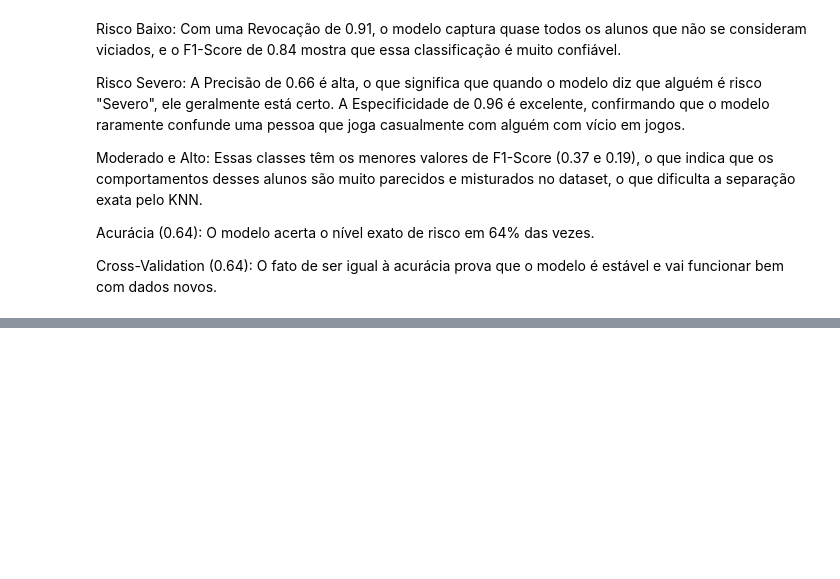
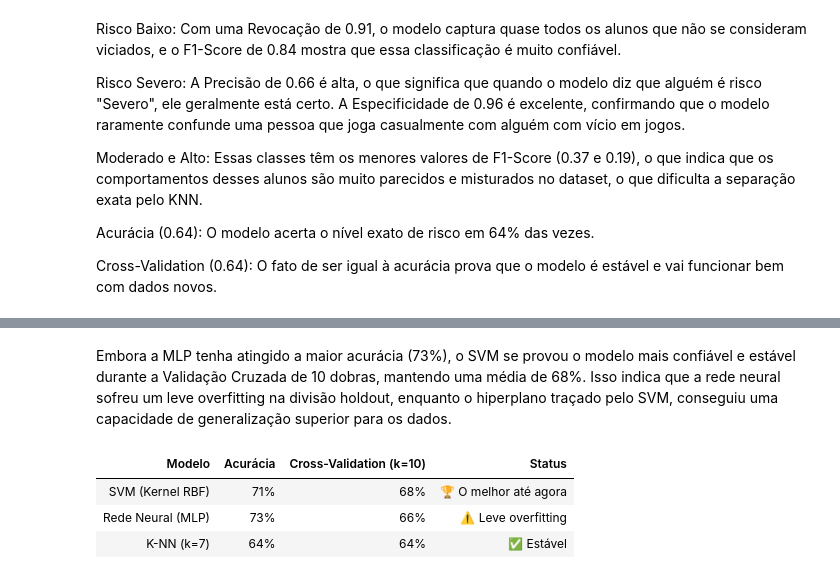
Before and after one commit to LauraRii/projeto-final-cdd-2026-, a Jupyter notebook: projetofinalcdd.ipynb, the cells around one changed output, grey strips where cells are left out. Saved outputs shown, nothing was run; the diff lists cells and outputs as text; code cells hidden in the pictures; blank space fills up the shorter version.

```diff
--- a/projetofinalcdd.ipynb
+++ b/projetofinalcdd.ipynb
@@ -1014,3 +1191,30 @@ Cross-Validation (0.64): O fato de ser igual à acurácia prova que o modelo é
+# %% [markdown]
+Embora a MLP tenha atingido a maior acurácia (73%), o SVM se provou o modelo mais confiável e estável durante a Validação Cruzada de 10 dobras, mantendo uma média de 68%. Isso indica que a rede neural sofreu um leve overfitting na divisão holdout, enquanto o hiperplano traçado pelo SVM, conseguiu uma capacidade de generalização superior para os dados.
+# %%
+import pandas as pd
+
+# 1. Dados finais consolidados da sua análise
+dados_finais = {
+    'Modelo': ['SVM (Kernel RBF)', 'Rede Neural (MLP)', 'K-NN (k=7)'],
+    'Acurácia': ['71%', '73%', '64%'],
+    'Cross-Validation (k=10)': ['68%', '66%', '64%'],
+    'Status': ['🏆 O melhor até agora', '⚠️ Leve overfitting', '✅ Estável']
+}
+
+# 2. Criando o DataFrame
+df_conclusao = pd.DataFrame(dados_finais)
+
+# 3. Exibindo a tabela formatada (perfeita para o print do slide)
+display(df_conclusao.style.hide(axis="index").set_properties(**{
+    'text-align': 'center',
+    'font-size': '14pt',
+    'border': '1px solid black'
+}))
+# %% [output]
+| Modelo | Acurácia | Cross-Validation (k=10) | Status |
+| SVM (Kernel RBF) | 71% | 68% | 🏆 O melhor até agora |
+| Rede Neural (MLP) | 73% | 66% | ⚠️ Leve overfitting |
+| K-NN (k=7) | 64% | 64% | ✅ Estável |
 # %%
 df_final_enxuto.to_csv('gaming_mental_health_clean.csv', index=False) # --> aqui eu transformei o df finalizado em um arquivo csv
 # index=False --> eu também pedi pro pandas não criar uma coluna nova com o número de linhas caso o aquivo seja aberto no excel, por exemplo,
```
Also changed, not shown: parts of 11 cells of this notebook.
